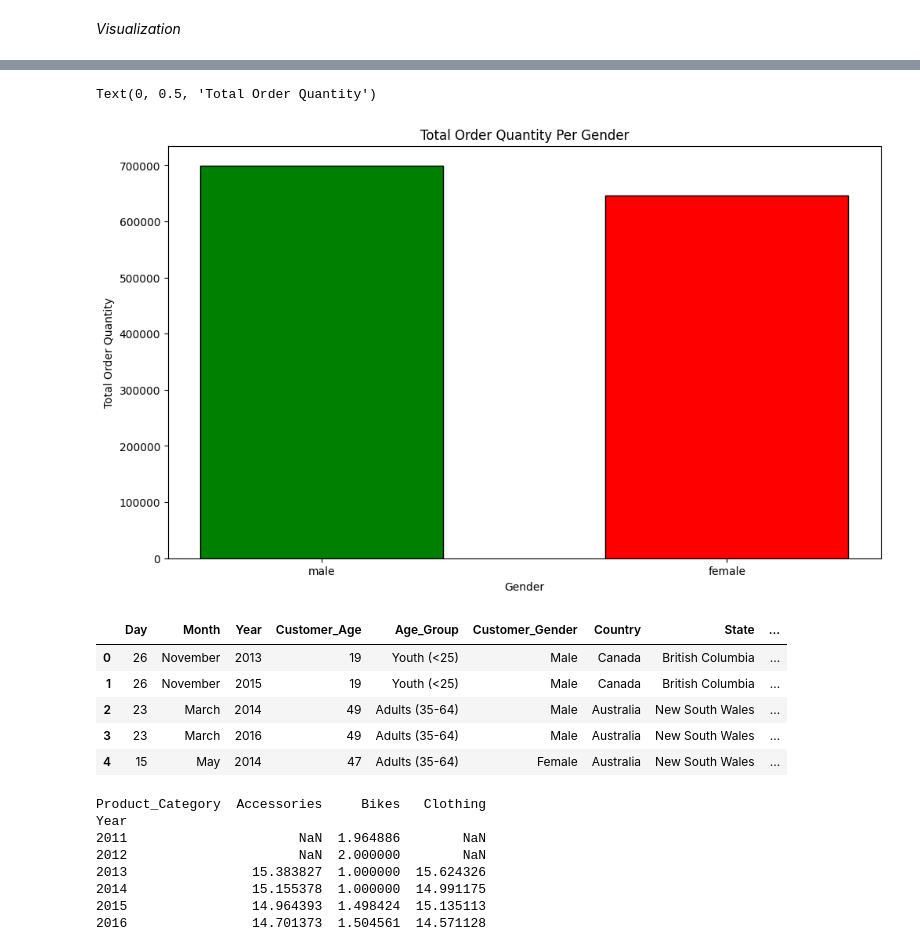
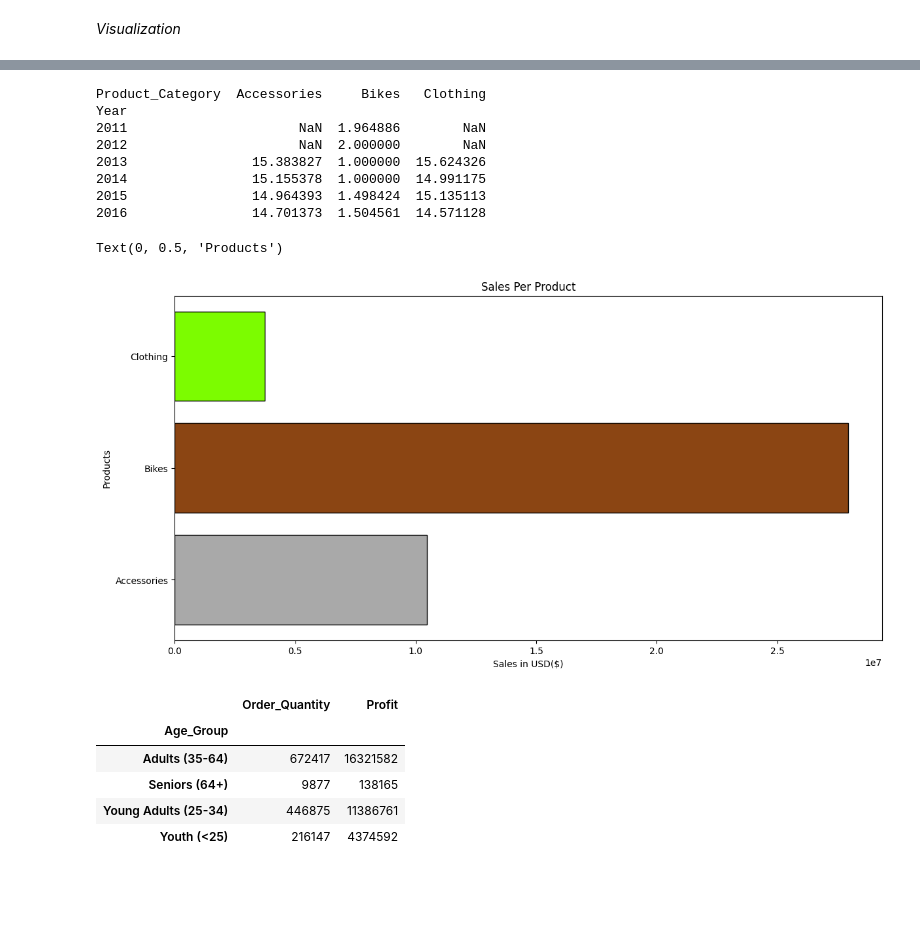
Before and after one commit to ChrisDiamantis99/Bike-Analysis, a Jupyter notebook: Bike.ipynb, the cells around one changed output, grey strips where cells are left out. Drawn from its saved outputs; the diff is of its cells as text; code cells hidden in the pictures; blank space fills up the shorter version.

```diff
--- a/Bike.ipynb
+++ b/Bike.ipynb
@@ -61,12 +71,0 @@ df.describe()
-# %%
-def get_season(month):
-    if month in ['December', 'January', 'February']:
-        return 'Winter'
-    elif month in ['March', 'April', 'May']:
-        return 'Spring'
-    elif month in ['June', 'July', 'August']:
-        return 'Summer'
-    elif month in ['September', 'October', 'November']:
-        return 'Fall'
-
-df['Seasons'] = df['Month'].apply(get_season)
@@ -163,22 +211,3 @@ plt.legend()
-# %%
-plt.figure(figsize = (10,6), layout = 'constrained')
-plt.bar(['male', 'female'], [male_qua, female_qua], color = ['green', 'red'], edgecolor = 'Black', width = 0.6)
-
-plt.title('Total Order Quantity Per Gender')
-plt.xlabel('Gender')
-plt.ylabel('Total Order Quantity')
-# %% [output]
-Text(0, 0.5, 'Total Order Quantity')
-[figure, removed]
-# %%
-df.head()
-# %% [output]
-|  | Day | Month | Year | Customer_Age | Age_Group | Customer_Gender | Country | State | ... |
-| 0 | 26 | November | 2013 | 19 | Youth (<25) | Male | Canada | British Columbia | ... |
-| 1 | 26 | November | 2015 | 19 | Youth (<25) | Male | Canada | British Columbia | ... |
-| 2 | 23 | March | 2014 | 49 | Adults (35-64) | Male | Australia | New South Wales | ... |
-| 3 | 23 | March | 2016 | 49 | Adults (35-64) | Male | Australia | New South Wales | ... |
-| 4 | 15 | May | 2014 | 47 | Adults (35-64) | Female | Australia | New South Wales | ... |
 # %%
 pivot_table = df.pivot_table(index = 'Year', columns = 'Product_Category',values = 'Order_Quantity', aggfunc = 'mean')
 print(pivot_table)
@@ -191,3 +220,17 @@ Year
 2014                15.155378  1.000000  14.991175
 2015                14.964393  1.498424  15.135113
 2016                14.701373  1.504561  14.571128
+# %%
+grouped_products = df.groupby(by = 'Product_Category')
+sum_grouped_products = grouped_products['Clean_Profit'].apply(lambda x : x.sum())
+# %%
+plt.figure(figsize = (12,6), layout = 'constrained')
+
+plt.barh(sum_grouped_products.index, sum_grouped_products, edgecolor = 'black', color = ['darkgrey', 'saddlebrown', 'lawngreen'])
+
+plt.title('Sales Per Product')
+plt.xlabel('Sales in USD($)')
+plt.ylabel('Products')
+# %% [output]
+Text(0, 0.5, 'Products')
+[figure, added]
@@ -193,0 +239,9 @@ Year
+# %%
+age_grouped
+# %% [output]
+|  | Order_Quantity | Profit |
+| Age_Group |  |  |
+| Adults (35-64) | 672417 | 16321582 |
+| Seniors (64+) | 9877 | 138165 |
+| Young Adults (25-34) | 446875 | 11386761 |
+| Youth (<25) | 216147 | 4374592 |
```
Also changed, not shown: parts of 25 cells of this notebook.
